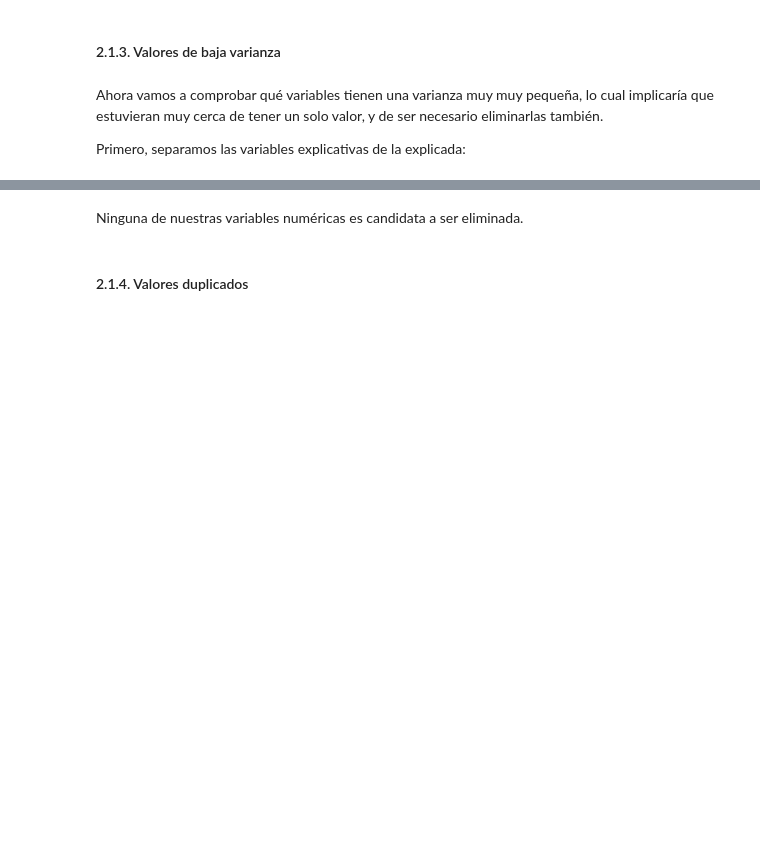
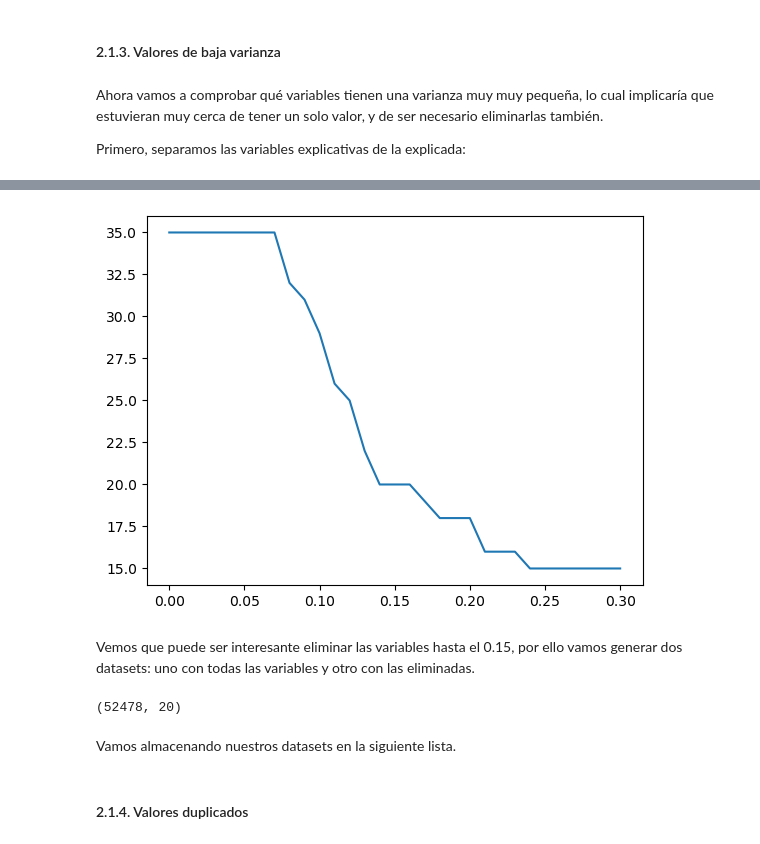
Before and after one commit to igmarco/PreparacionDeDatos_Trabajos, a Jupyter notebook: PD_Trabajo2Opcional/AscorbeMarco_PD_Trabajo2Opcional.ipynb, the cells around one changed output, grey strips where cells are left out. Cells and saved outputs as stored; diff of their text form; code cells hidden in the pictures; blank space fills up the shorter version.

```diff
--- a/PD_Trabajo2Opcional/AscorbeMarco_PD_Trabajo2Opcional.ipynb
+++ b/PD_Trabajo2Opcional/AscorbeMarco_PD_Trabajo2Opcional.ipynb
@@ -775,9 +811,9 @@ X.info()
 from sklearn.feature_selection import VarianceThreshold
 
 #También necesitamos, para este método quedarnos solo con las variables numéricas
-col_num = X.iloc[:,[3, 7, 8, 9, 10, 11]]
+col_num = df.iloc[:,2:-1]
 
-thresholds = np.arange(0.0, 0.55, 0.05)
+thresholds = np.arange(0.0, 0.31, 0.01)
 
 results = list()
 for t in thresholds:
@@ -793,2 +847,16 @@ for t in thresholds:
+# %%
+import matplotlib.pyplot as plt
+
+plt.plot(thresholds, results)
+plt.show()
+# %% [output]
+[figure, added]
 # %% [markdown]
-Ninguna de nuestras variables numéricas es candidata a ser eliminada.
+Vemos que puede ser interesante eliminar las variables hasta el 0.15, por ello vamos generar dos datasets: uno con todas las variables y otro con las eliminadas.
+# %%
+transform = VarianceThreshold(threshold=0.15)
+
+df_noLowVar = transform.fit_transform(col_num)
+df_noLowVar.shape
+# %% [output]
+(52478, 20)
@@ -794,0 +865,2 @@ Ninguna de nuestras variables numéricas es candidata a ser eliminada.
+# %% [markdown]
+Vamos almacenando nuestros datasets en la siguiente lista.
```
Also changed, not shown: parts of 45 cells of this notebook.
